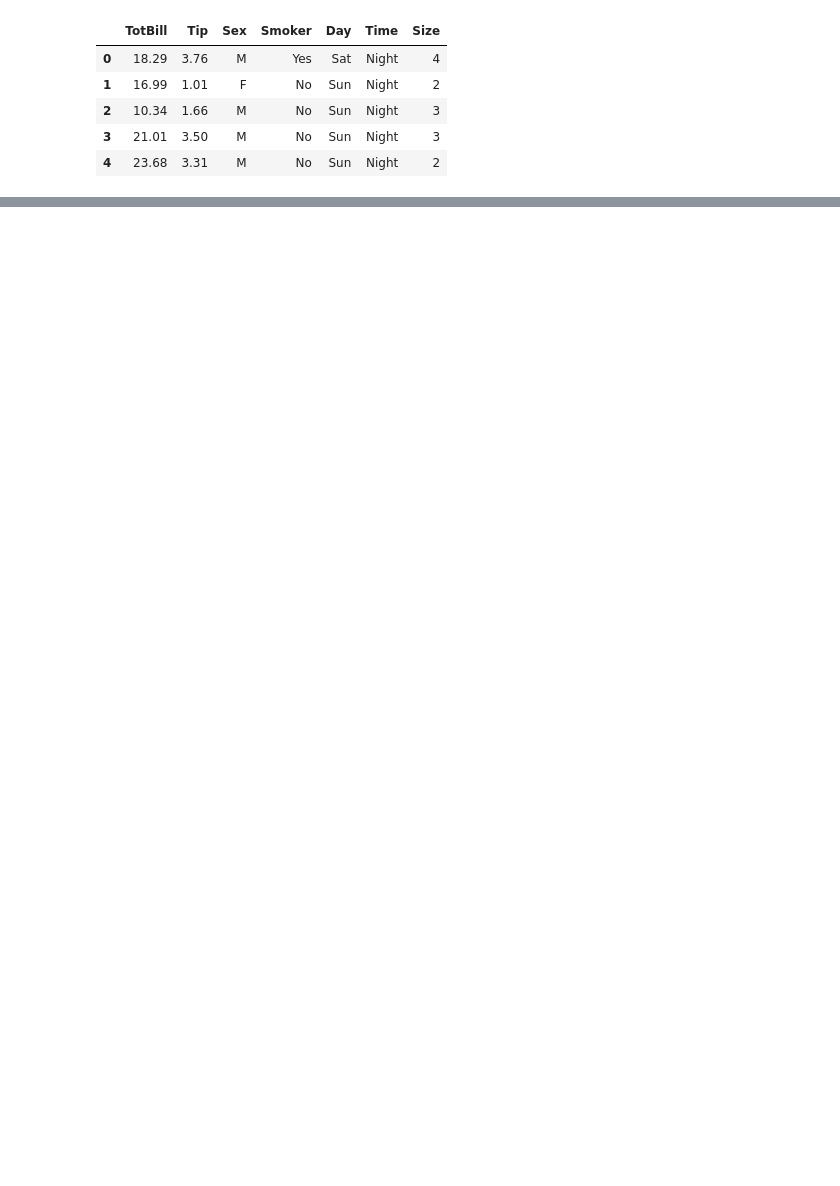
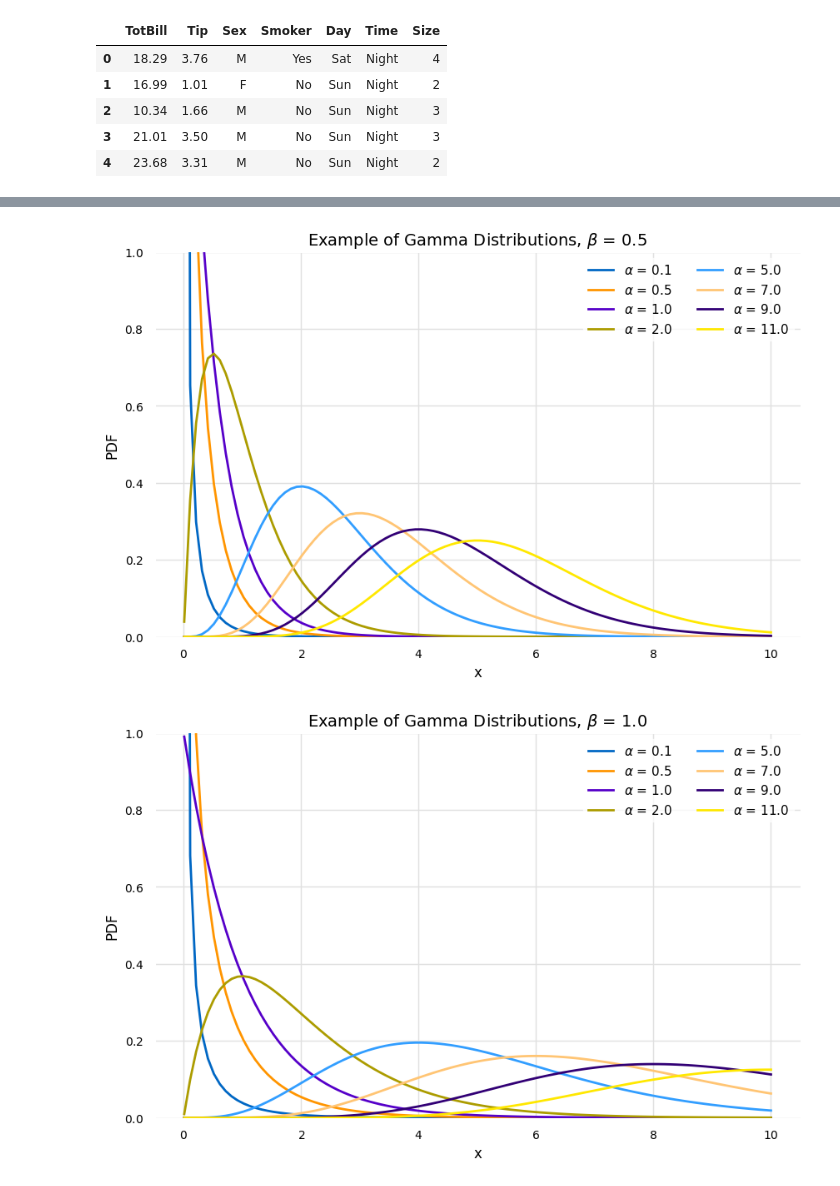
Before and after one commit to glyfish/PyMC, a Jupyter notebook: notebooks/Baysian Analysis with Python/ch2_groups_comparison.ipynb, the cells around one changed output, grey strips where cells are left out. Saved outputs shown, nothing was run; the diff lists cells and outputs as text; code cells hidden in the pictures; blank space fills up the shorter version.

Commit message:
more work on ch 2 examples

```diff
--- a/notebooks/Baysian Analysis with Python/ch2_groups_comparison.ipynb
+++ b/notebooks/Baysian Analysis with Python/ch2_groups_comparison.ipynb
@@ -39,0 +53,16 @@ ridge_plot(days, tips_by_day, nbins=10, xlabel='Tip (Dollars)', title='Tip Distr
+# %%
+def plot_gamma_pdf(idx):
+    alpha_vals = [0.1, 0.5, 1.0, 2.0, 5.0, 7.0, 9.0, 11.0]
+    beta_vals = [0.5, 1.0, 2.0]
+    x_vals = numpy.linspace(0.01, 10, 100)
+    title = f"Example of Gamma Distributions, $\\beta$ = {beta_vals[idx]}"
+    pdfs = [numpy.array(stats.gamma.pdf(x_vals, a=alpha, scale=beta_vals[idx])) for alpha in alpha_vals]
+    labels = [f'$\\alpha$ = {alpha}' for alpha in alpha_vals]
+    comparison(pdfs, x_vals, title=title, labels=labels, xlabel='x', ylabel='PDF', ylim=(0, 1.0))
+# %%
+plot_gamma_pdf(0)
+plot_gamma_pdf(1)
+plot_gamma_pdf(2)
+# %% [output]
+[figure, added]
+[figure, added]
```
Also changed, not shown: parts of 7 cells of this notebook, 3 other files.
